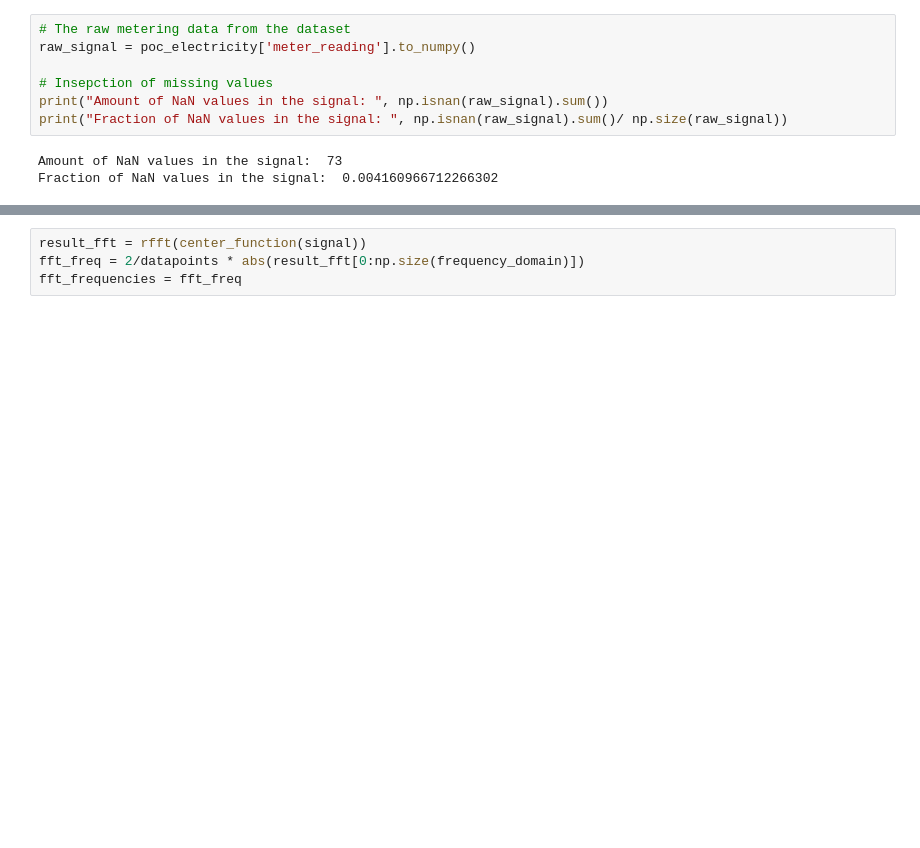
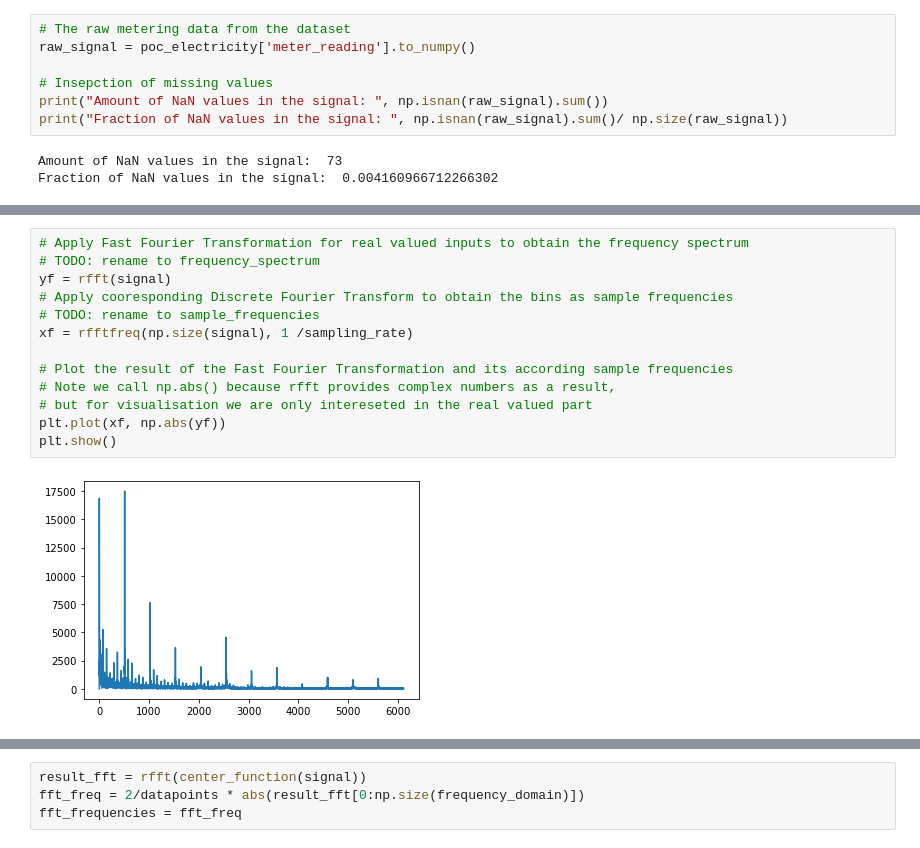
Before and after one commit to mdeppner/energy_demand_prediction_for_buildings, a Jupyter notebook: notebooks/Demand Prediction.ipynb, the cells around one changed output, grey strips where cells are left out. Saved outputs shown, nothing was run; the diff lists cells and outputs as text; blank space fills up the shorter version.

```diff
--- a/notebooks/Demand Prediction.ipynb
+++ b/notebooks/Demand Prediction.ipynb
@@ -426,0 +368,15 @@ plt.show()
+# %%
+# Apply Fast Fourier Transformation for real valued inputs to obtain the frequency spectrum
+# TODO: rename to frequency_spectrum
+yf = rfft(signal)
+# Apply cooresponding Discrete Fourier Transform to obtain the bins as sample frequencies
+# TODO: rename to sample_frequencies
+xf = rfftfreq(np.size(signal), 1 /sampling_rate)
+
+# Plot the result of the Fast Fourier Transformation and its according sample frequencies
+# Note we call np.abs() because rfft provides complex numbers as a result,
+# but for visualisation we are only intereseted in the real valued part
+plt.plot(xf, np.abs(yf))
+plt.show()
+# %% [output]
+[figure, added]
```
Also changed, not shown: parts of 63 cells of this notebook, 2 other files.
